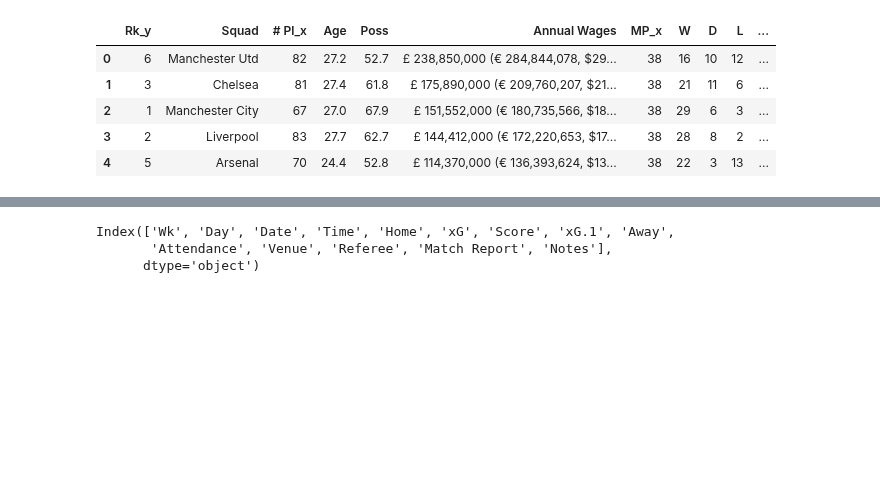
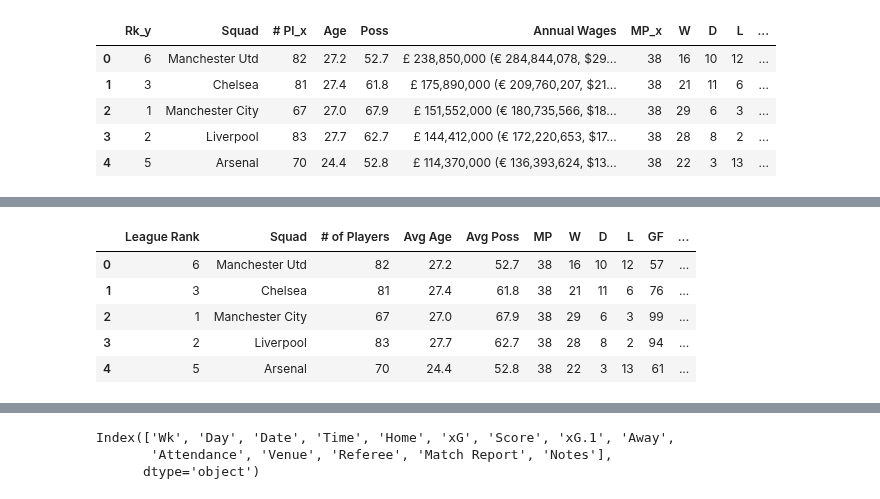
Before and after one commit to GurpreetChugh/Project-Football, a Jupyter notebook: EPL_Project_Football.ipynb, the cells around one changed output, grey strips where cells are left out. Cells and saved outputs as stored; diff of their text form; code cells hidden in the pictures; blank space fills up the shorter version.

```diff
--- a/EPL_Project_Football.ipynb
+++ b/EPL_Project_Football.ipynb
@@ -182,3 +212,12 @@ EPL_2022_sum_complete_df.sort_values('Pts', ascending=False)
+# %%
+EPL_2022_sum_cleaned_df.head()
+# %% [output]
+|  | League Rank | Squad | # of Players | Avg Age | Avg Poss | MP | W | D | L | GF | ... |
+| 0 | 6 | Manchester Utd | 82 | 27.2 | 52.7 | 38 | 16 | 10 | 12 | 57 | ... |
+| 1 | 3 | Chelsea | 81 | 27.4 | 61.8 | 38 | 21 | 11 | 6 | 76 | ... |
+| 2 | 1 | Manchester City | 67 | 27.0 | 67.9 | 38 | 29 | 6 | 3 | 99 | ... |
+| 3 | 2 | Liverpool | 83 | 27.7 | 62.7 | 38 | 28 | 8 | 2 | 94 | ... |
+| 4 | 5 | Arsenal | 70 | 24.4 | 52.8 | 38 | 22 | 3 | 13 | 61 | ... |
 # %%
 # Get individual matches from each of the last 5 seasons
 matches_18 = pd.read_html('https://fbref.com/en/comps/9/2017-2018/schedule/2017-2018-Premier-League-Scores-and-Fixtures')
```
Also changed, not shown: parts of 5 cells of this notebook.
